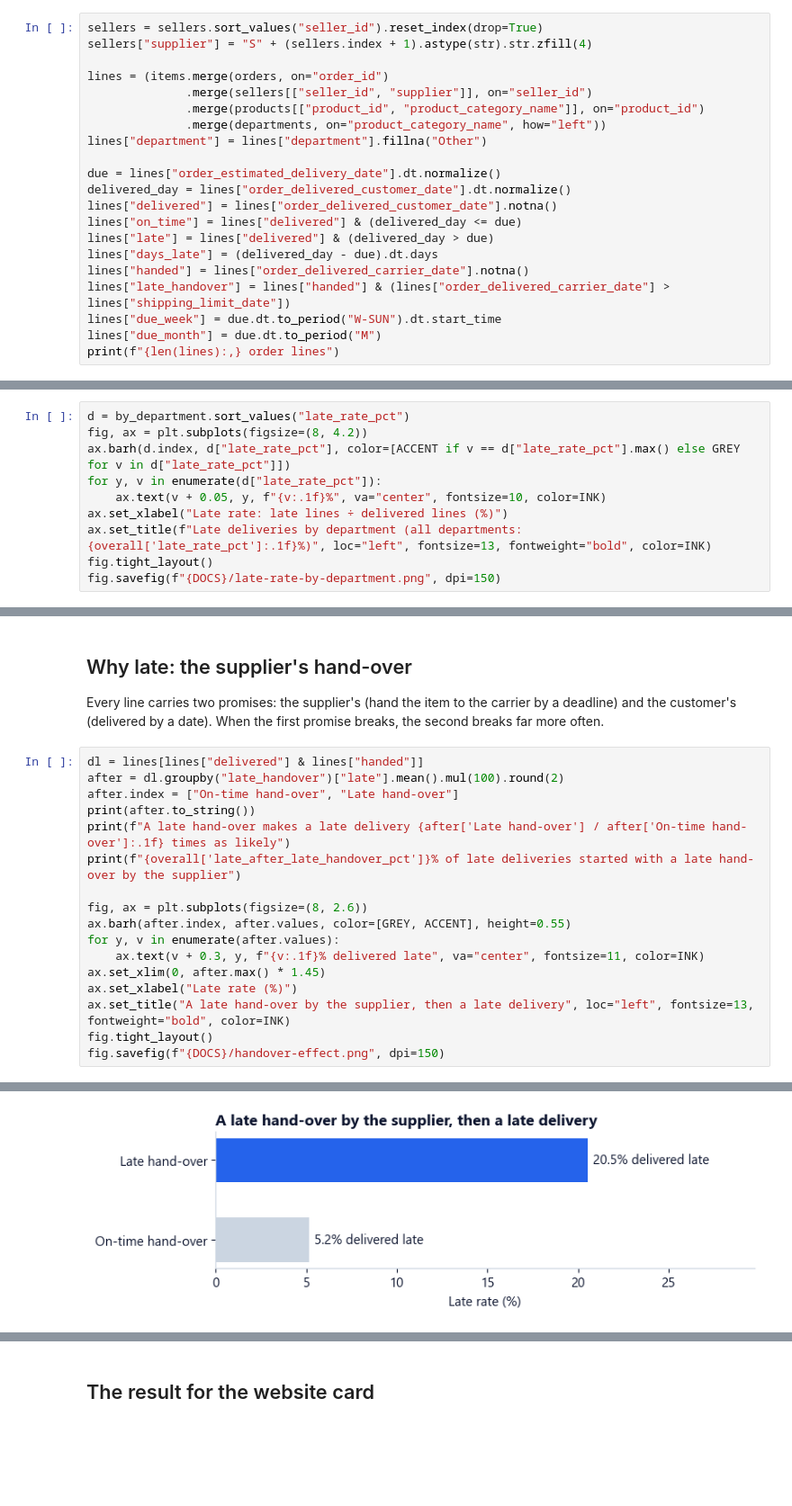
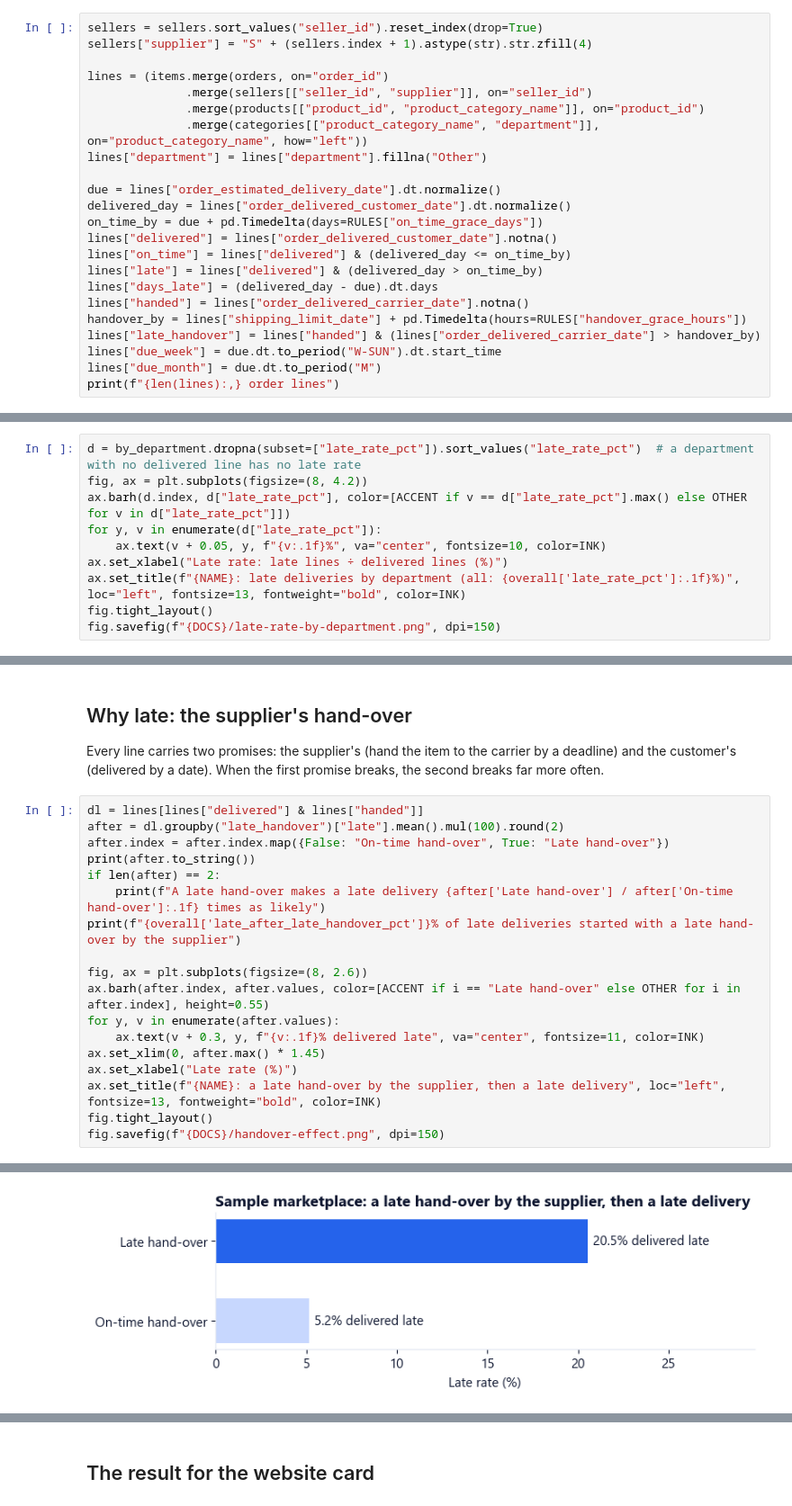
Before and after one commit to omarshalabyy1/supplier-scorecard, a Jupyter notebook: analysis/analysis.ipynb, the cells around one changed output, grey strips where cells are left out. Shown at 90% size. Cells and saved outputs as stored; diff of their text form; blank space fills up the shorter version.

```diff
--- a/analysis/analysis.ipynb
+++ b/analysis/analysis.ipynb
@@ -50,17 +62,19 @@ sellers["supplier"] = "S" + (sellers.index + 1).astype(str).str.zfill(4)
 lines = (items.merge(orders, on="order_id")
               .merge(sellers[["seller_id", "supplier"]], on="seller_id")
               .merge(products[["product_id", "product_category_name"]], on="product_id")
-              .merge(departments, on="product_category_name", how="left"))
+              .merge(categories[["product_category_name", "department"]], on="product_category_name", how="left"))
 lines["department"] = lines["department"].fillna("Other")
 
 due = lines["order_estimated_delivery_date"].dt.normalize()
 delivered_day = lines["order_delivered_customer_date"].dt.normalize()
+on_time_by = due + pd.Timedelta(days=RULES["on_time_grace_days"])
 lines["delivered"] = lines["order_delivered_customer_date"].notna()
-lines["on_time"] = lines["delivered"] & (delivered_day <= due)
-lines["late"] = lines["delivered"] & (delivered_day > due)
+lines["on_time"] = lines["delivered"] & (delivered_day <= on_time_by)
+lines["late"] = lines["delivered"] & (delivered_day > on_time_by)
 lines["days_late"] = (delivered_day - due).dt.days
 lines["handed"] = lines["order_delivered_carrier_date"].notna()
-lines["late_handover"] = lines["handed"] & (lines["order_delivered_carrier_date"] > lines["shipping_limit_date"])
+handover_by = lines["shipping_limit_date"] + pd.Timedelta(hours=RULES["handover_grace_hours"])
+lines["late_handover"] = lines["handed"] & (lines["order_delivered_carrier_date"] > handover_by)
 lines["due_week"] = due.dt.to_period("W-SUN").dt.start_time
 lines["due_month"] = due.dt.to_period("M")
 print(f"{len(lines):,} order lines")
@@ -119,13 +133,13 @@ by_department
 | Tools, Garden & Auto | 9890.0 | 11635.0 | 11407.0 | 742.0 | 6.50 | 98.04 | 91.66 | ... |
 | Toys, Baby & Gifts | 10777.0 | 11440.0 | 11176.0 | 731.0 | 6.54 | 97.69 | 91.30 | ... |
 # %%
-d = by_department.sort_values("late_rate_pct")
+d = by_department.dropna(subset=["late_rate_pct"]).sort_values("late_rate_pct")  # a department with no delivered line has no late rate
 fig, ax = plt.subplots(figsize=(8, 4.2))
-ax.barh(d.index, d["late_rate_pct"], color=[ACCENT if v == d["late_rate_pct"].max() else GREY for v in d["late_rate_pct"]])
+ax.barh(d.index, d["late_rate_pct"], color=[ACCENT if v == d["late_rate_pct"].max() else OTHER for v in d["late_rate_pct"]])
 for y, v in enumerate(d["late_rate_pct"]):
     ax.text(v + 0.05, y, f"{v:.1f}%", va="center", fontsize=10, color=INK)
 ax.set_xlabel("Late rate: late lines ÷ delivered lines (%)")
-ax.set_title(f"Late deliveries by department (all departments: {overall['late_rate_pct']:.1f}%)", loc="left", fontsize=13, fontweight="bold", color=INK)
+ax.set_title(f"{NAME}: late deliveries by department (all: {overall['late_rate_pct']:.1f}%)", loc="left", fontsize=13, fontweight="bold", color=INK)
 fig.tight_layout()
 fig.savefig(f"{DOCS}/late-rate-by-department.png", dpi=150)
 # %% [output]
@@ -226,18 +246,19 @@ When the first promise breaks, the second breaks far more often.
 # %%
 dl = lines[lines["delivered"] & lines["handed"]]
 after = dl.groupby("late_handover")["late"].mean().mul(100).round(2)
-after.index = ["On-time hand-over", "Late hand-over"]
+after.index = after.index.map({False: "On-time hand-over", True: "Late hand-over"})
 print(after.to_string())
-print(f"A late hand-over makes a late delivery {after['Late hand-over'] / after['On-time hand-over']:.1f} times as likely")
+if len(after) == 2:
+    print(f"A late hand-over makes a late delivery {after['Late hand-over'] / after['On-time hand-over']:.1f} times as likely")
 print(f"{overall['late_after_late_handover_pct']}% of late deliveries started with a late hand-over by the supplier")
 
 fig, ax = plt.subplots(figsize=(8, 2.6))
-ax.barh(after.index, after.values, color=[GREY, ACCENT], height=0.55)
+ax.barh(after.index, after.values, color=[ACCENT if i == "Late hand-over" else OTHER for i in after.index], height=0.55)
 for y, v in enumerate(after.values):
     ax.text(v + 0.3, y, f"{v:.1f}% delivered late", va="center", fontsize=11, color=INK)
 ax.set_xlim(0, after.max() * 1.45)
 ax.set_xlabel("Late rate (%)")
-ax.set_title("A late hand-over by the supplier, then a late delivery", loc="left", fontsize=13, fontweight="bold", color=INK)
+ax.set_title(f"{NAME}: a late hand-over by the supplier, then a late delivery", loc="left", fontsize=13, fontweight="bold", color=INK)
 fig.tight_layout()
 fig.savefig(f"{DOCS}/handover-effect.png", dpi=150)
 # %% [output]
@@ -244,7 +266,7 @@ fig.savefig(f"{DOCS}/handover-effect.png", dpi=150)
 On-time hand-over     5.16
 Late hand-over       20.52
 A late hand-over makes a late delivery 4.0 times as likely
 29.02% of late deliveries started with a late hand-over by the supplier
-[figure, old version]
+[figure, new version]
 # %% [markdown]
 ## One order line, traced (the README's mental-model picture)
```
Also changed, not shown: parts of 14 cells of this notebook, 36 other files.
